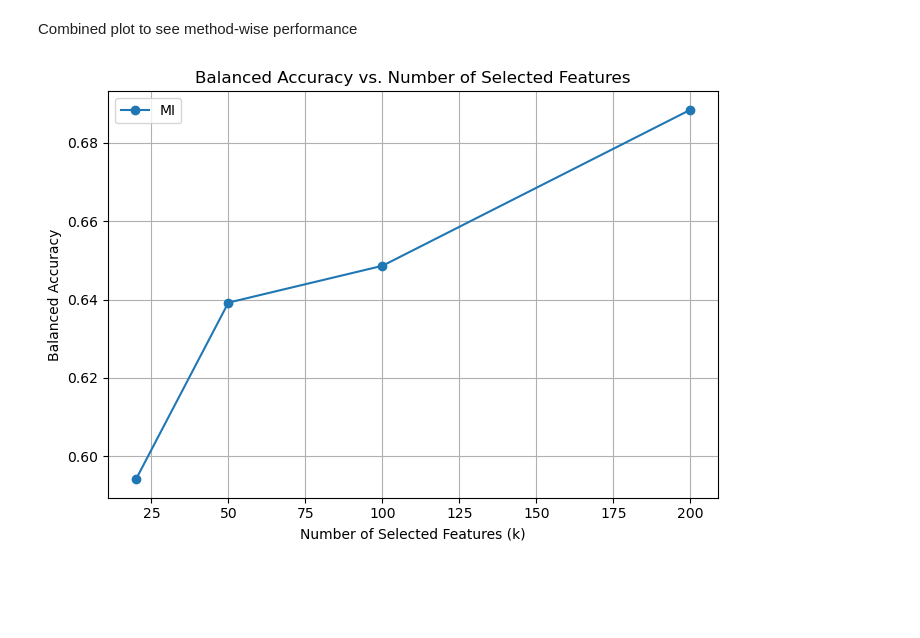
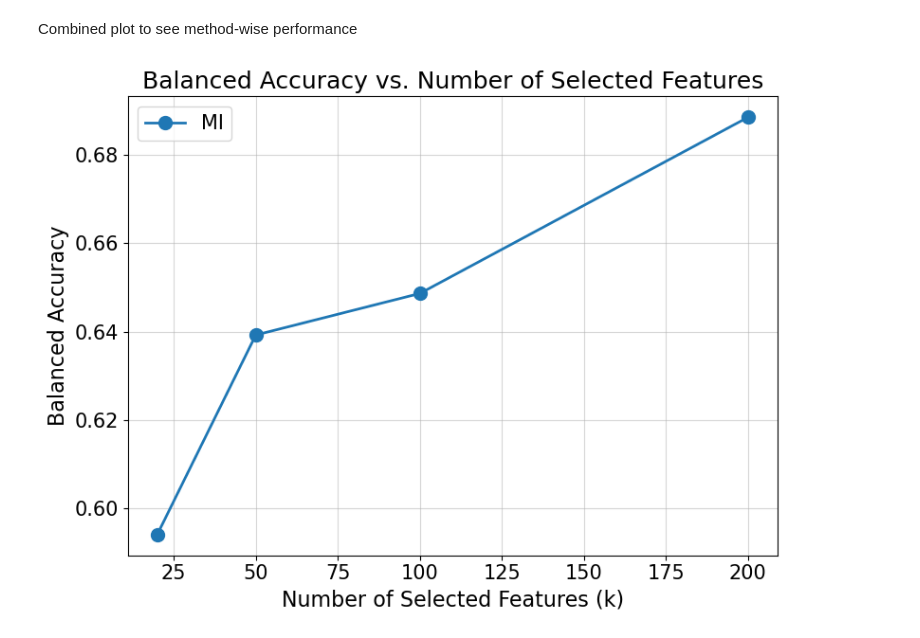
Before and after one commit to Mihneapiuaru/ml_project, a Jupyter notebook: task2.ipynb, the cells around one changed output. Drawn from its saved outputs; the diff is of its cells as text; code cells hidden in the pictures; blank space fills up the shorter version.

```diff
--- a/task2.ipynb
+++ b/task2.ipynb
@@ -160,8 +159,18 @@ data2['label'].value_counts().plot(kind='bar')
 # %% [markdown]
 Sample distribution of features
 # %%
+plt.rcParams.update({
+    "axes.titlesize": 20,
+    "axes.labelsize": 16,
+    "xtick.labelsize": 14,
+    "ytick.labelsize": 14
+})
+
 sample_cols = input.sample(12, axis=1)
-sample_cols.hist(bins=30, figsize=(12,10))
+sample_cols.hist(bins=30, figsize=(12, 10), grid=False)
+
+plt.tight_layout()
+plt.show()
 # We can see many zeros and typically right-skewed distributions, implying that many features are uninformative
 # Linear models (e.g., Logistic Regression) may struggle without regularisation, LASSO/Ridge are appropriate.
 # Tree-based models may identify informative subsets automatically
@@ -501,23 +512,27 @@ df_all = pd.concat([
     #df_perf_xgb.assign(method="XGB"),
 ], ignore_index=True)
 # %%
-plt.figure(figsize=(7, 5))
+plt.figure(figsize=(8, 6))
 
 for method in df_all["method"].unique():
     sub = df_all[df_all["method"] == method]
     plt.plot(
         sub["n_features"],
         sub["balanced_accuracy"],
         marker="o",
+        linewidth=2,
+        markersize=10,
         label=method
     )
 
-plt.xlabel("Number of Selected Features (k)")
-plt.ylabel("Balanced Accuracy")
-plt.title("Balanced Accuracy vs. Number of Selected Features")
-plt.grid(True)
-plt.legend()
+plt.xlabel("Number of Selected Features (k)", fontsize=16)
+plt.ylabel("Balanced Accuracy", fontsize=16)
+plt.xticks(fontsize=15)
+plt.yticks(fontsize=15)
+plt.title("Balanced Accuracy vs. Number of Selected Features", fontsize=18)
+plt.grid(True, alpha=0.5)
+plt.legend(fontsize=15)
 plt.tight_layout()
 plt.show()
 # %% [output]
-[figure, old version]
+[figure, new version]
```
Also changed, not shown: parts of 5 cells of this notebook, 5 other files.
